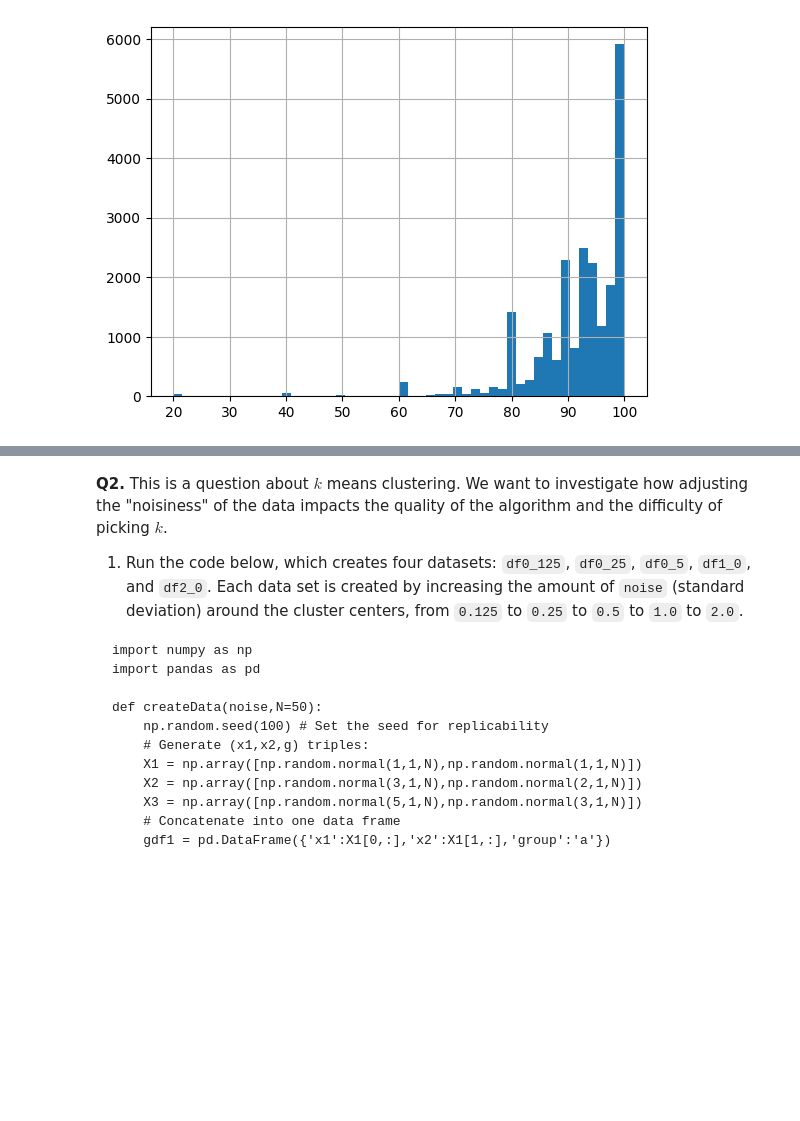
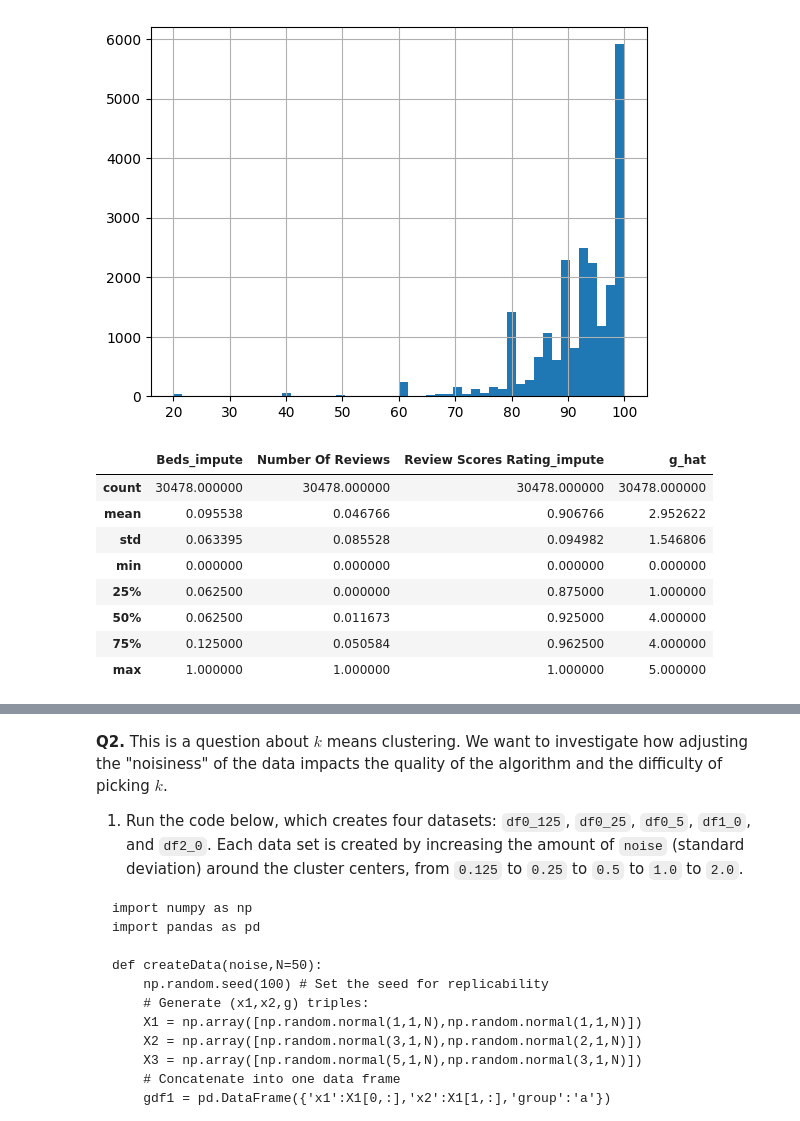
Before and after one commit to vnewsome/kmc, a Jupyter notebook: assignment_kmc.ipynb, the cells around one changed output, grey strips where cells are left out. Drawn from its saved outputs; the diff is of its cells as text; code cells hidden in the pictures; blank space fills up the shorter version.

```diff
--- a/assignment_kmc.ipynb
+++ b/assignment_kmc.ipynb
@@ -132,9 +132,20 @@ from sklearn.cluster import KMeans
 # %%
 model = KMeans(n_clusters=6, max_iter=300, n_init = 10, random_state=0)
 
 model = model.fit(X)
 
-df['g_hat'] = model.predict(X)
+X['g_hat'] = model.predict(X)
+X.describe()
+# %% [output]
+|  | Beds_impute | Number Of Reviews | Review Scores Rating_impute | g_hat |
+| count | 30478.000000 | 30478.000000 | 30478.000000 | 30478.000000 |
+| mean | 0.095538 | 0.046766 | 0.906766 | 2.952622 |
+| std | 0.063395 | 0.085528 | 0.094982 | 1.546806 |
+| min | 0.000000 | 0.000000 | 0.000000 | 0.000000 |
+| 25% | 0.062500 | 0.000000 | 0.875000 | 1.000000 |
+| 50% | 0.062500 | 0.011673 | 0.925000 | 4.000000 |
+| 75% | 0.125000 | 0.050584 | 0.962500 | 4.000000 |
+| max | 1.000000 | 1.000000 | 1.000000 | 5.000000 |
 # %%
 # Q1.4
 # Use seaborn's .pairplot() to make a grid of scatterplots that show how the clustering is carried out in multiple dimensions.
```
Also changed, not shown: parts of 1 cell of this notebook.
